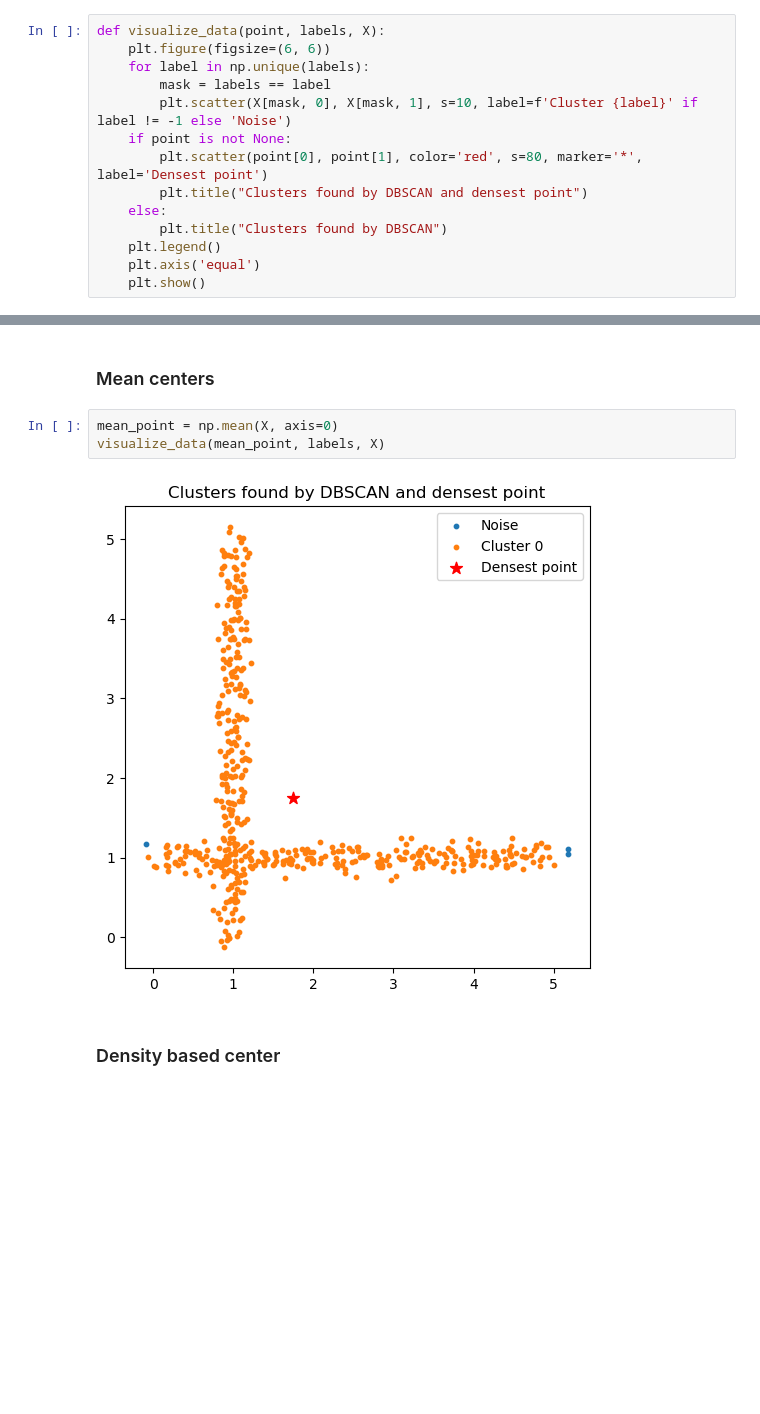
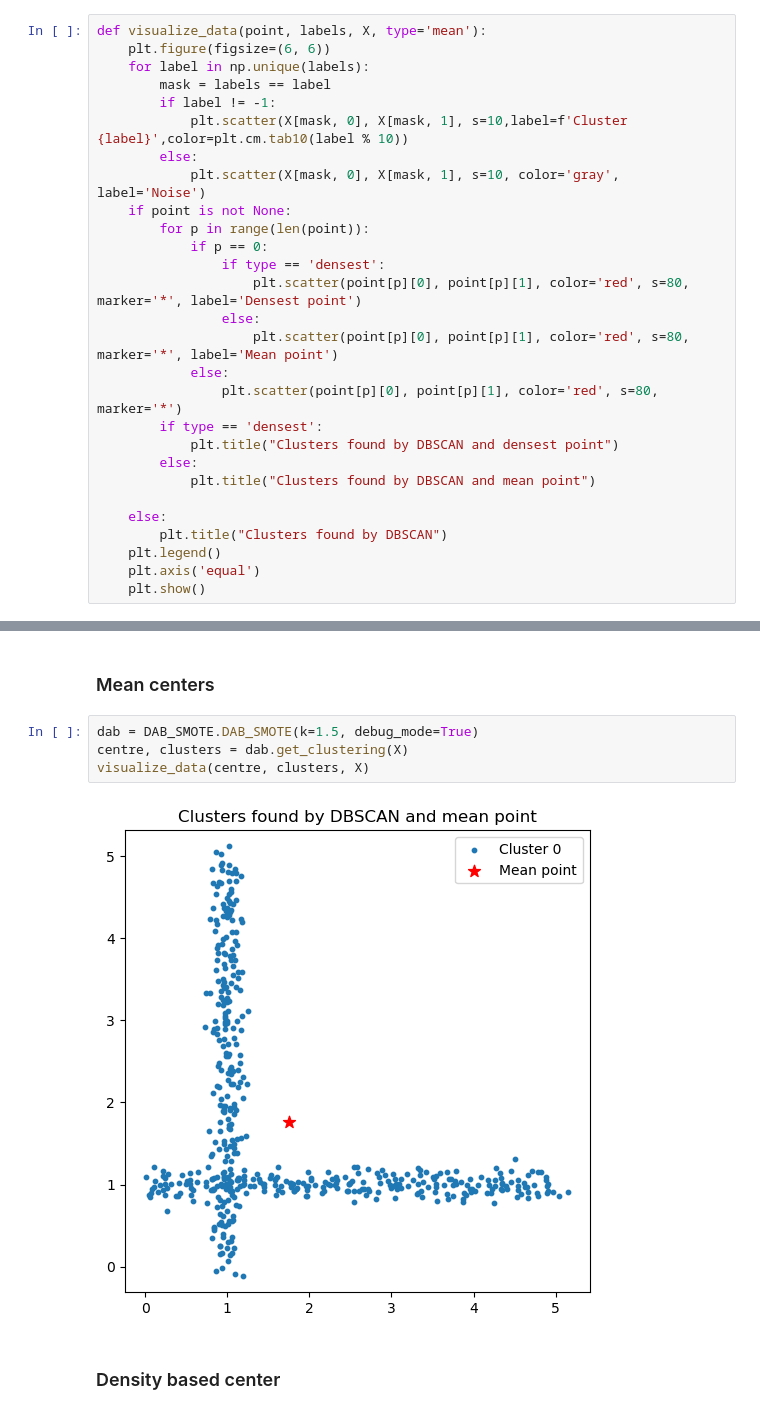
Before and after one commit to UnaiLalana/DAB-SMOTE, a Jupyter notebook: notebooks/DensityBasedCenters.ipynb, the cells around one changed output, grey strips where cells are left out. Drawn from its saved outputs; the diff is of its cells as text; blank space fills up the shorter version.

```diff
--- a/notebooks/DensityBasedCenters.ipynb
+++ b/notebooks/DensityBasedCenters.ipynb
@@ -11,14 +24,28 @@ from sklearn.neighbors import NearestNeighbors
 # %% [markdown]
 ### Functions ###
 # %%
-def visualize_data(point, labels, X):
+def visualize_data(point, labels, X, type='mean'):
     plt.figure(figsize=(6, 6))
     for label in np.unique(labels):
         mask = labels == label
-        plt.scatter(X[mask, 0], X[mask, 1], s=10, label=f'Cluster {label}' if label != -1 else 'Noise')
+        if label != -1:
+            plt.scatter(X[mask, 0], X[mask, 1], s=10,label=f'Cluster {label}',color=plt.cm.tab10(label % 10))
+        else:
+            plt.scatter(X[mask, 0], X[mask, 1], s=10, color='gray', label='Noise')
     if point is not None:
-        plt.scatter(point[0], point[1], color='red', s=80, marker='*', label='Densest point')
-        plt.title("Clusters found by DBSCAN and densest point")
+        for p in range(len(point)):
+            if p == 0:
+                if type == 'densest':
+                    plt.scatter(point[p][0], point[p][1], color='red', s=80, marker='*', label='Densest point')
+                else:
+                    plt.scatter(point[p][0], point[p][1], color='red', s=80, marker='*', label='Mean point')
+            else:
+                plt.scatter(point[p][0], point[p][1], color='red', s=80, marker='*')
+        if type == 'densest':
+            plt.title("Clusters found by DBSCAN and densest point")
+        else:
+            plt.title("Clusters found by DBSCAN and mean point")
+
     else:
         plt.title("Clusters found by DBSCAN")
     plt.legend()
@@ -69,10 +87,11 @@ visualize_data(None, labels, X)
 # %% [markdown]
 ### Mean centers ###
 # %%
-mean_point = np.mean(X, axis=0)
-visualize_data(mean_point, labels, X)
+dab = DAB_SMOTE.DAB_SMOTE(k=1.5, debug_mode=True)
+centre, clusters = dab.get_clustering(X)
+visualize_data(centre, clusters, X)
 # %% [output]
-[figure, old version]
+[figure, new version]
 # %% [markdown]
 ### Density based center ###
 # %%
```
Also changed, not shown: parts of 9 cells of this notebook.
